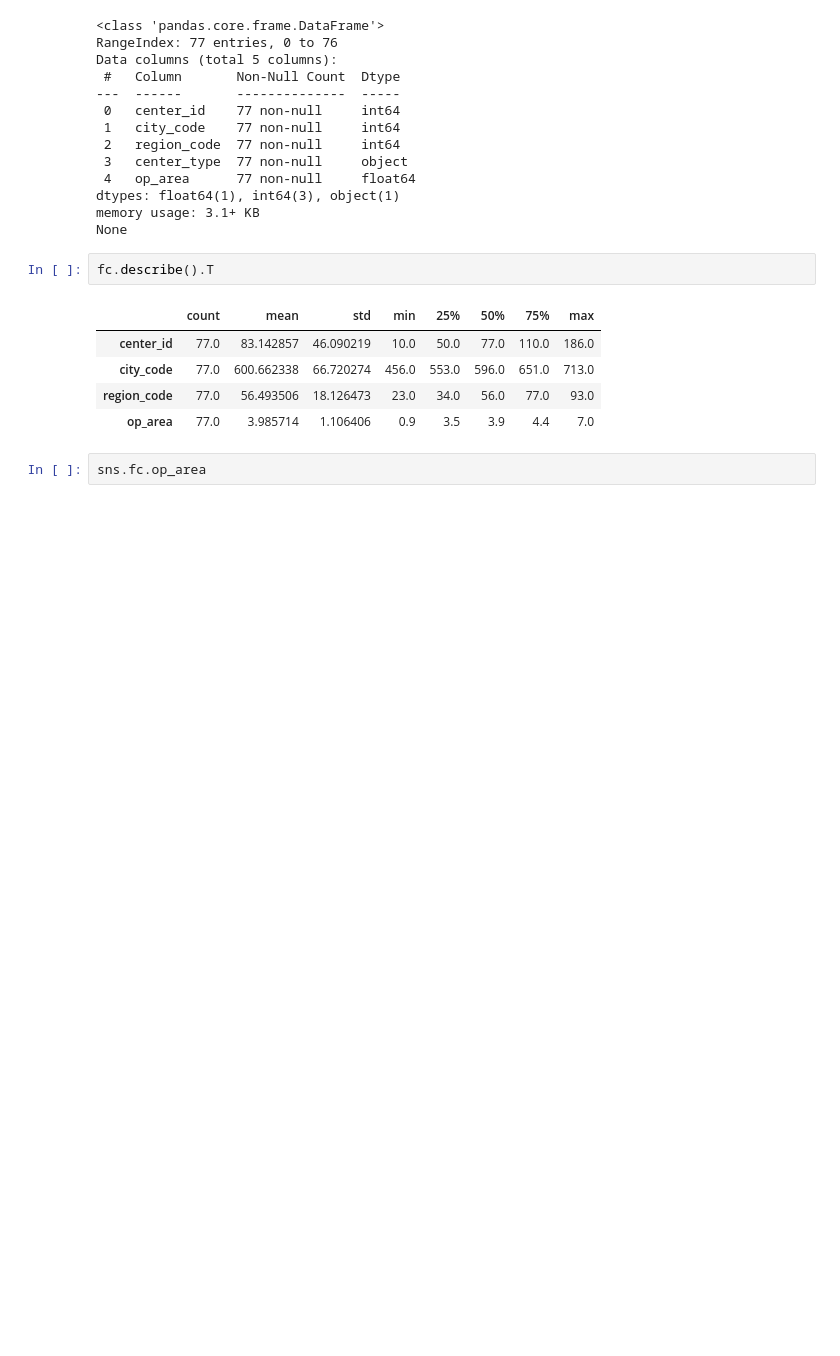
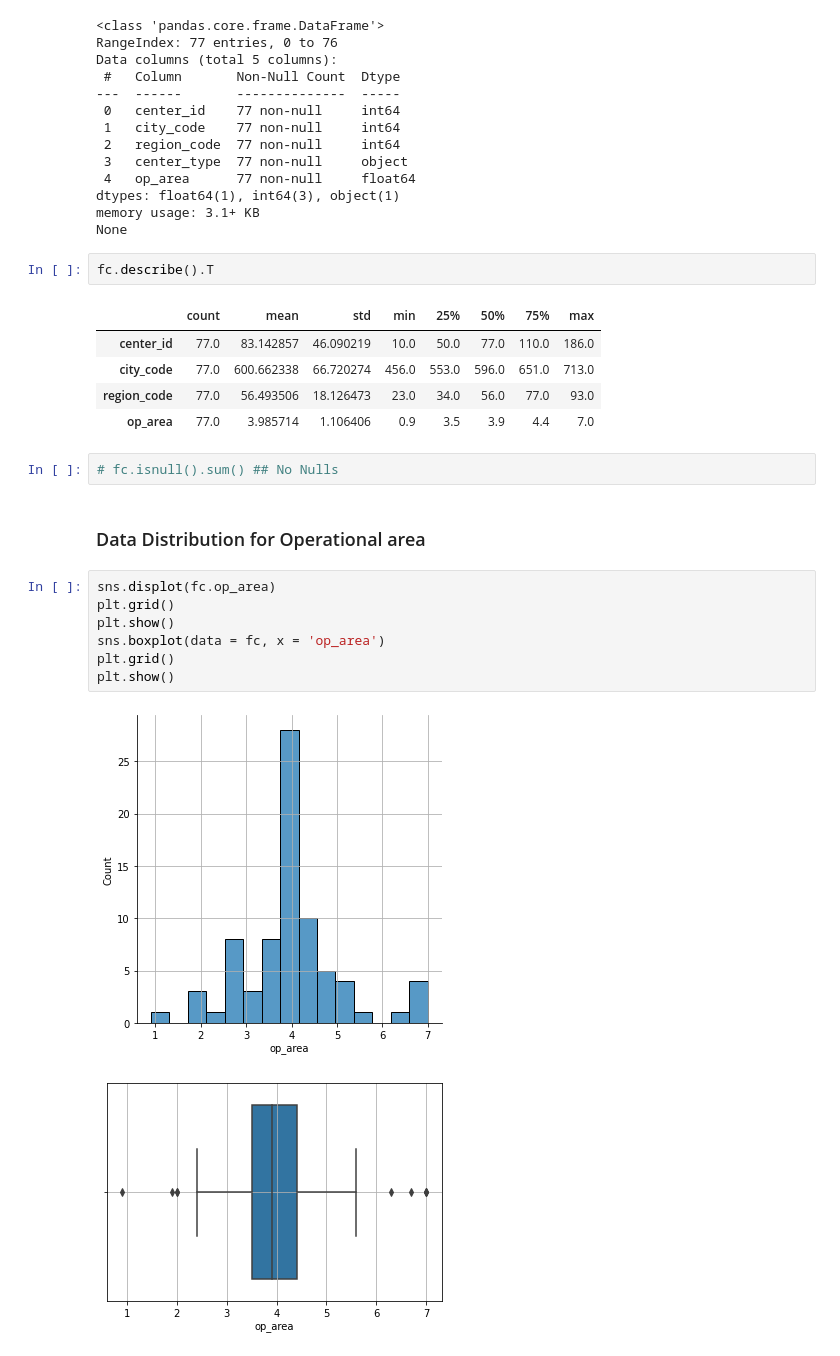
Before and after one commit to SharanKalyan/Food-Demand-Forecasting-AnalyticsVidhya, a Jupyter notebook: Analysis.ipynb, the cells around one changed output. Drawn from its saved outputs; the diff is of its cells as text; blank space fills up the shorter version.

```diff
--- a/Analysis.ipynb
+++ b/Analysis.ipynb
@@ -62,5 +77,17 @@ fc.describe().T
 | city_code | 77.0 | 600.662338 | 66.720274 | 456.0 | 553.0 | 596.0 | 651.0 | 713.0 |
 | region_code | 77.0 | 56.493506 | 18.126473 | 23.0 | 34.0 | 56.0 | 77.0 | 93.0 |
 | op_area | 77.0 | 3.985714 | 1.106406 | 0.9 | 3.5 | 3.9 | 4.4 | 7.0 |
-# %%
-sns.fc.op_area
+# %%
+# fc.isnull().sum() ## No Nulls
+# %% [markdown]
+### Data Distribution for Operational area
+# %%
+sns.displot(fc.op_area)
+plt.grid()
+plt.show()
+sns.boxplot(data = fc, x = 'op_area')
+plt.grid()
+plt.show()
+# %% [output]
+[figure, added]
+[figure, added]
```
Also changed, not shown: parts of 59 cells of this notebook.
